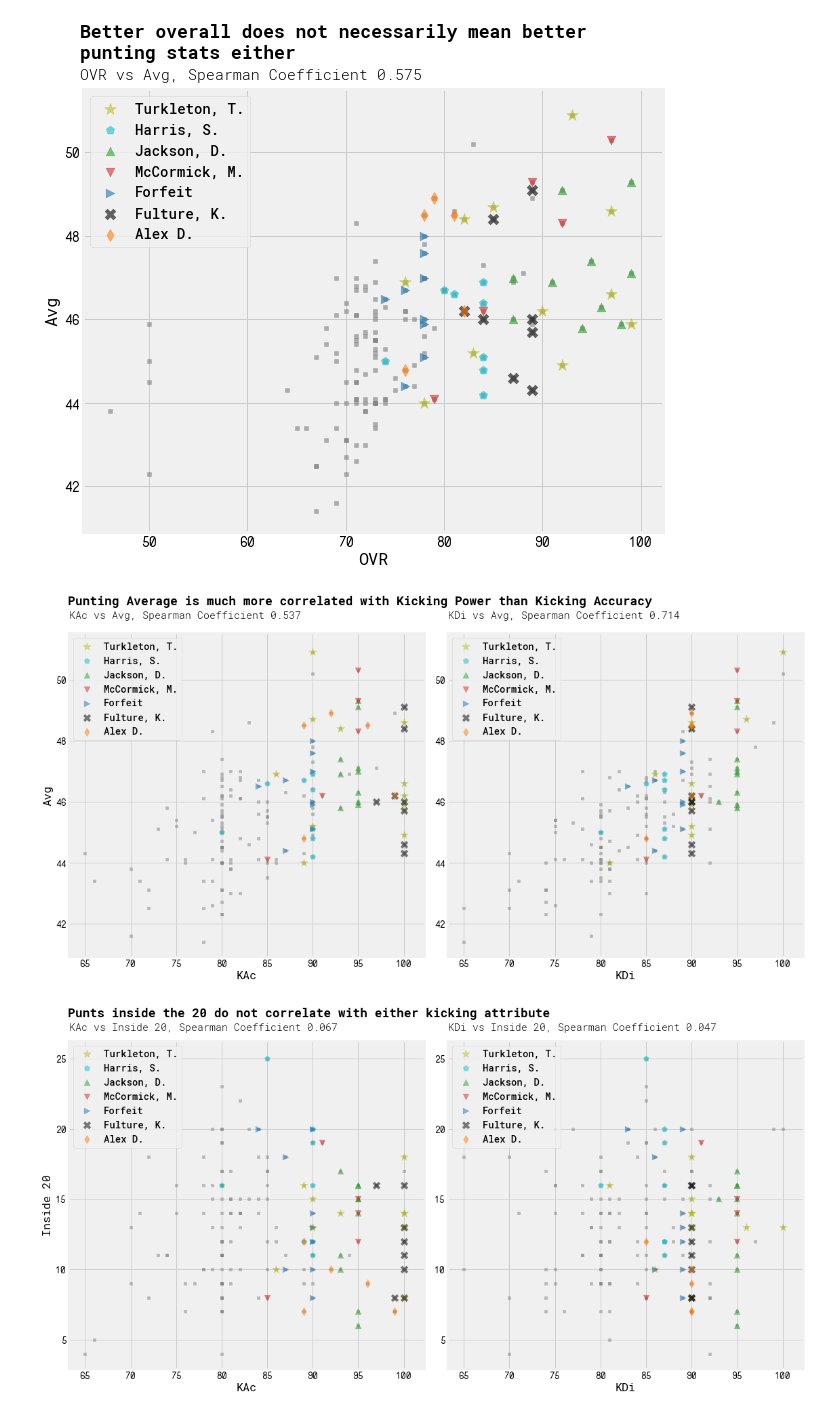
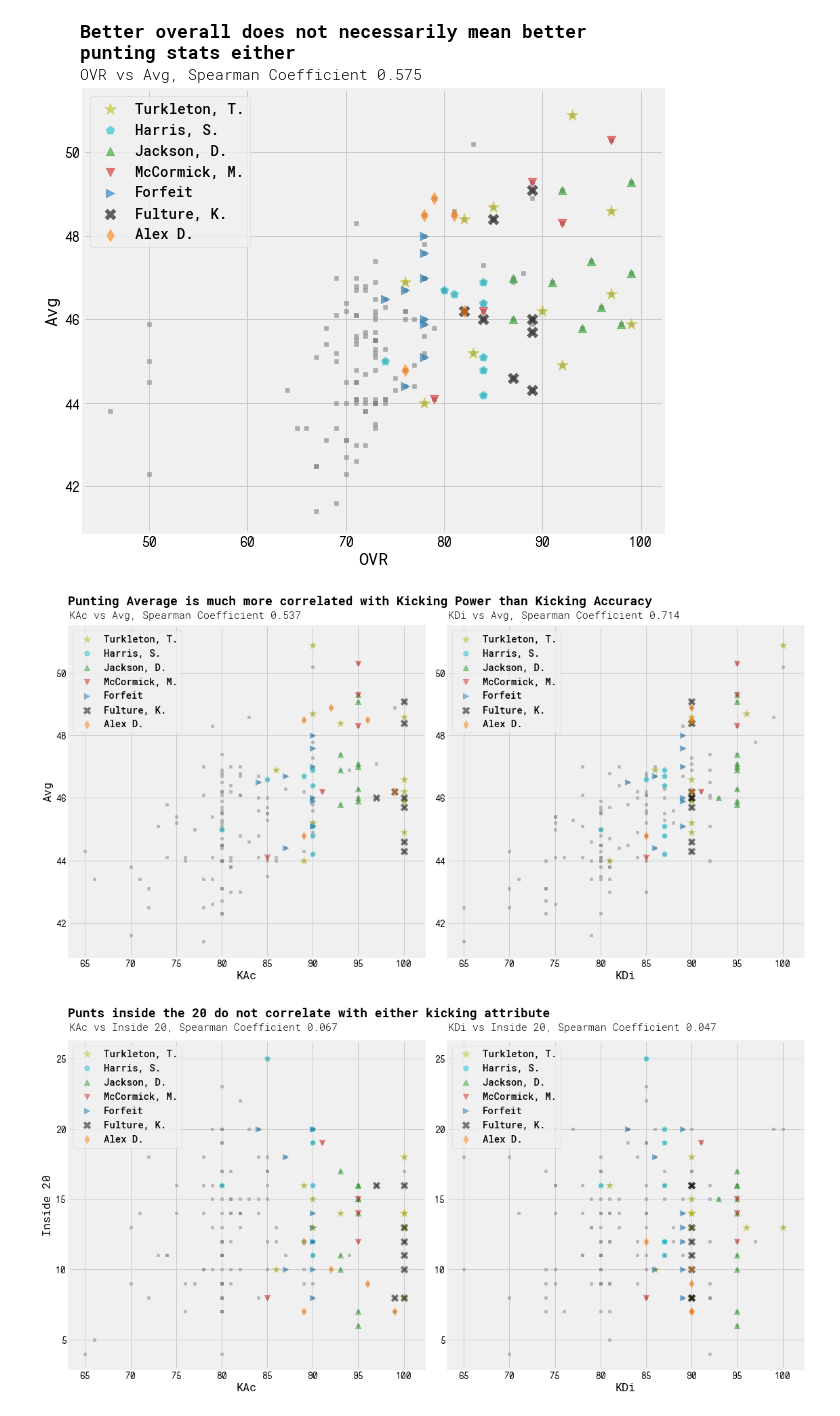
Before and after one commit to infinitempg/kicker-correlations, a Jupyter notebook: analysis.ipynb, the cells around one changed output. Cells and saved outputs as stored; diff of their text form; code cells hidden in the pictures.

```diff
--- a/analysis.ipynb
+++ b/analysis.ipynb
@@ -472,7 +472,7 @@ plt.yticks(fontname = 'NovaMono',weight='medium')
 plt.figtext(0.045,0.99,'Punting Average is much more correlated with Kicking Power than Kicking Accuracy',weight='bold',size=18)
 
 x = 'KAc'
-plt.text(63.25,52,'%s vs %s, Spearman Coefficient %.3f'%(x,y,corrPuntDF.loc[y][x]),weight='light',size=15)
+plt.text(63.25,51.75,'%s vs %s, Spearman Coefficient %.3f'%(x,y,corrPuntDF.loc[y][x]),weight='light',size=15)
 plt.scatter(puntDF2[x],puntDF2[y],marker=',',c='gray',s=10,alpha=alph)
 plt.scatter(pturkDF[x],pturkDF[y],label='Turkleton, T.',s=150,c='tab:olive',marker='*',alpha=alph)
 plt.scatter(pharrisDF[x],pharrisDF[y],label='Harris, S.',s=75,c='tab:cyan',marker='p',alpha=alph)
@@ -481,35 +481,35 @@ plt.scatter(pmicycleDF[x],pmicycleDF[y],label='McCormick, M.',s=75,c='tab:red',m
 plt.scatter(pfDF[x],pfDF[y],label='Forfeit',s=75,c='tab:blue',marker='>',alpha=alph)
 plt.scatter(pfultureDF[x],pfultureDF[y],label='Fulture, K.',s=75,c='k',marker='x',alpha=alph)
 plt.scatter(palexDF[x],palexDF[y],label='Alex D.',s=75,c='tab:orange',marker='d',alpha=alph)
 plt.xlabel(x)
 plt.ylabel(y)
 plt.legend()
 
 statPlt.add_subplot(1,2,2)
 x = 'KDi'
 
 plt.rcParams['font.family'] = 'Roboto Mono'
 plt.rcParams['font.weight'] = 'medium'
 plt.xticks(fontname = 'NovaMono',weight='medium')
 plt.yticks(fontname = 'NovaMono',weight='medium')
-plt.text(63.25,52,'%s vs %s, Spearman Coefficient %.3f'%(x,y,corrPuntDF.loc[y][x]),weight='light',size=15)
+plt.text(63.25,51.75,'%s vs %s, Spearman Coefficient %.3f'%(x,y,corrPuntDF.loc[y][x]),weight='light',size=15)
 plt.scatter(puntDF2[x],puntDF2[y],marker=',',c='gray',s=10,alpha=alph)
 plt.scatter(pturkDF[x],pturkDF[y],label='Turkleton, T.',s=150,c='tab:olive',marker='*',alpha=alph)
 plt.scatter(pharrisDF[x],pharrisDF[y],label='Harris, S.',s=75,c='tab:cyan',marker='p',alpha=alph)
 plt.scatter(pdeanDF[x],pdeanDF[y],label='Jackson, D.',s=75,c='tab:green',marker='^',alpha=alph)
 plt.scatter(pmicycleDF[x],pmicycleDF[y],label='McCormick, M.',s=75,c='tab:red',marker='v',alpha=alph)
 plt.scatter(pfDF[x],pfDF[y],label='Forfeit',s=75,c='tab:blue',marker='>',alpha=alph)
 plt.scatter(pfultureDF[x],pfultureDF[y],label='Fulture, K.',s=75,c='k',marker='x',alpha=alph)
 plt.scatter(palexDF[x],palexDF[y],label='Alex D.',s=75,c='tab:orange',marker='d',alpha=alph)
 plt.xlabel(x)
 # plt.ylabel(y)
 plt.legend()
 
 plt.tight_layout()
 plt.savefig('images/Punt-Avg-KAc-KDi.png',facecolor=statPlt.get_facecolor(),bbox_inches='tight')
 plt.show()
 # %% [output]
-[figure, old version]
+[figure, new version]
 # %%
 statPlt = plt.figure(figsize=(16,8),facecolor='w')
 y = 'Inside 20'
```
Also changed, not shown: 4 other files.
